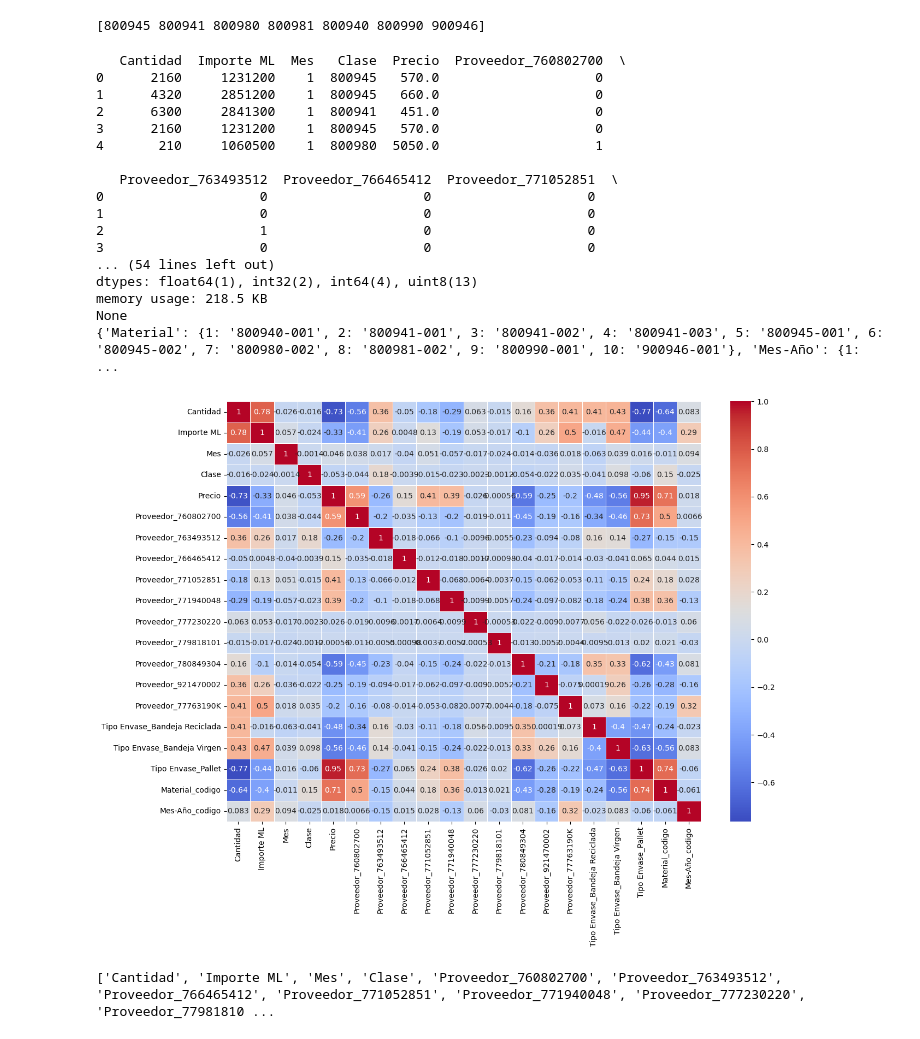
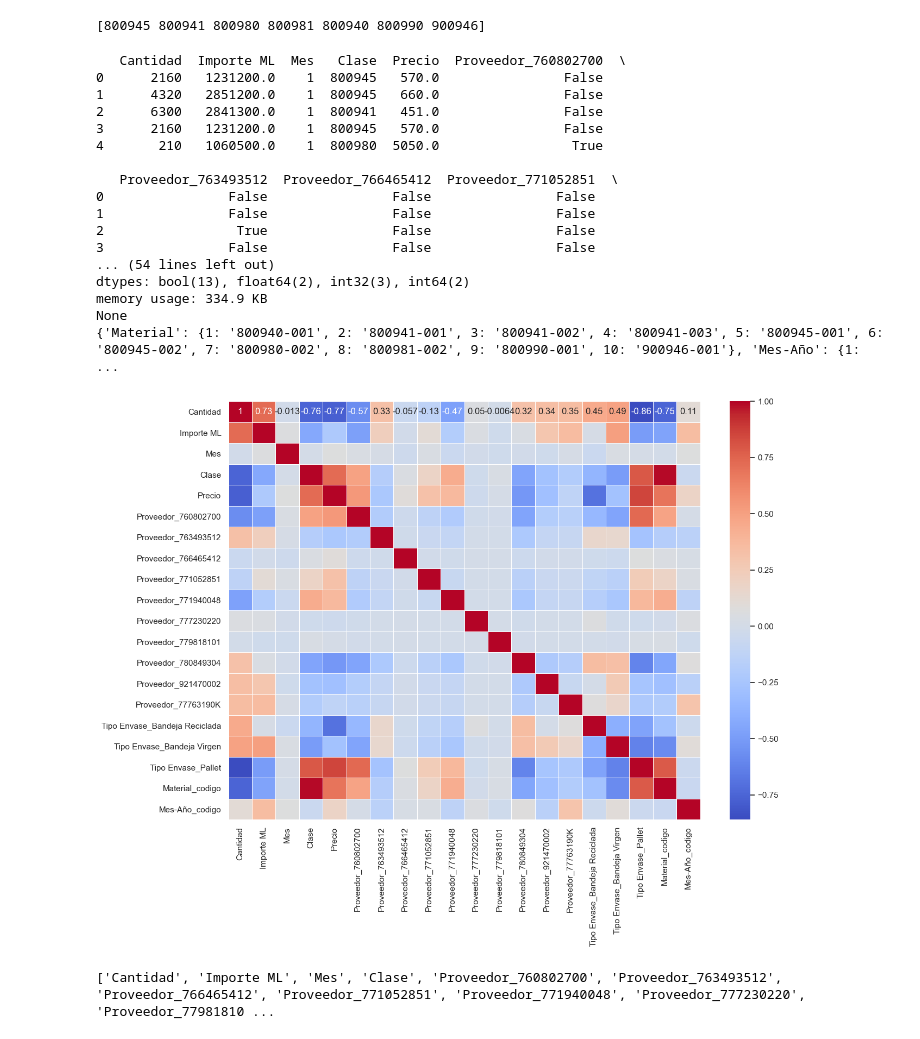
Before and after one commit to GuillermoEdwards/Portafolio, a Jupyter notebook: Analisis y Proyeccion Precio Envases - Logistica SA.ipynb, the cells around one changed output. Saved outputs shown, nothing was run; the diff lists cells and outputs as text; code cells hidden in the pictures.

```diff
--- a/Analisis y Proyeccion Precio Envases - Logistica SA.ipynb
+++ b/Analisis y Proyeccion Precio Envases - Logistica SA.ipynb
@@ -621,0 +731,2 @@ for i in valores_unicos:
+# %%
+df_C.loc[(df_C['Material']=='800980-002') & (df_C['Precio']>9600), 'Importe ML'] = 9600*df_C.loc[(df_C['Material']=='800980-002') & (df_C['Precio']>9600), 'Cantidad']
@@ -621,0 +742,2 @@ for i in valores_unicos:
+# %%
+df_C['Precio'] = df_C['Importe ML']/df_C['Cantidad']
@@ -621,0 +797,4 @@ for i in valores_unicos:
+# %%
+df_C.loc[6672, 'Importe ML'] = (df_C.loc[6672, 'Cantidad'])*(df_C.loc[(df_C['Mes-Año']=='2023-01') & (df_C['Material']=='800941-001'), 'Precio'].mean())
+# %%
+df_C['Precio'] = df_C['Importe ML']/df_C['Cantidad']
@@ -706,33 +906,33 @@ print(df_Enc.info())
 print(Diccionario_Cod)
 # %% [output]
    Cantidad  Importe ML  Mes   Clase  Precio  Proveedor_760802700  \
-0      2160     1231200    1  800945   570.0                    0
-1      4320     2851200    1  800945   660.0                    0
-2      6300     2841300    1  800941   451.0                    0
-3      2160     1231200    1  800945   570.0                    0
-4       210     1060500    1  800980  5050.0                    1
+0      2160   1231200.0    1  800945   570.0                False
+1      4320   2851200.0    1  800945   660.0                False
+2      6300   2841300.0    1  800941   451.0                False
+3      2160   1231200.0    1  800945   570.0                False
+4       210   1060500.0    1  800980  5050.0                 True
 
    Proveedor_763493512  Proveedor_766465412  Proveedor_771052851  \
-0                    0                    0                    0
-1                    0                    0                    0
-2                    1                    0                    0
-3                    0                    0                    0
+0                False                False                False
+1                False                False                False
+2                 True                False                False
+3                False                False                False
 ... (54 lines left out)
-dtypes: float64(1), int32(2), int64(4), uint8(13)
-memory usage: 218.5 KB
+dtypes: bool(13), float64(2), int32(3), int64(2)
+memory usage: 334.9 KB
 None
 {'Material': {1: '800940-001', 2: '800941-001', 3: '800941-002', 4: '800941-003', 5: '800945-001', 6: '800945-002', 7: '800980-002', 8: '800981-002', 9: '800990-001', 10: '900946-001'}, 'Mes-Año': {1: ...
 # %%
 # Matriz correlación
 
-df_Corr = df_Enc.corr()
+df_Corr = df_Enc.corr(method='spearman')
 
 plt.figure(figsize=(14, 10))
 sns.heatmap(df_Corr, annot=True, cmap='coolwarm', linewidths=0.5)
 
 plt.show()
 # %% [output]
-[figure, old version]
+[figure, new version]
 # %%
 df_Enc.drop(['Precio'], axis=1, inplace=True)
 print(df_Enc.columns.tolist())
```
Also changed, not shown: parts of 50 cells of this notebook, 1 other file.
